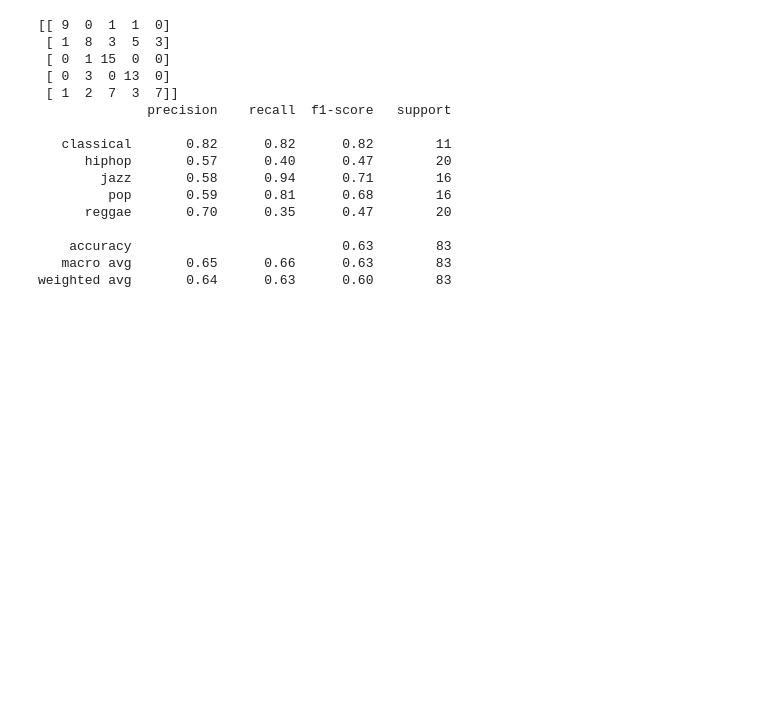
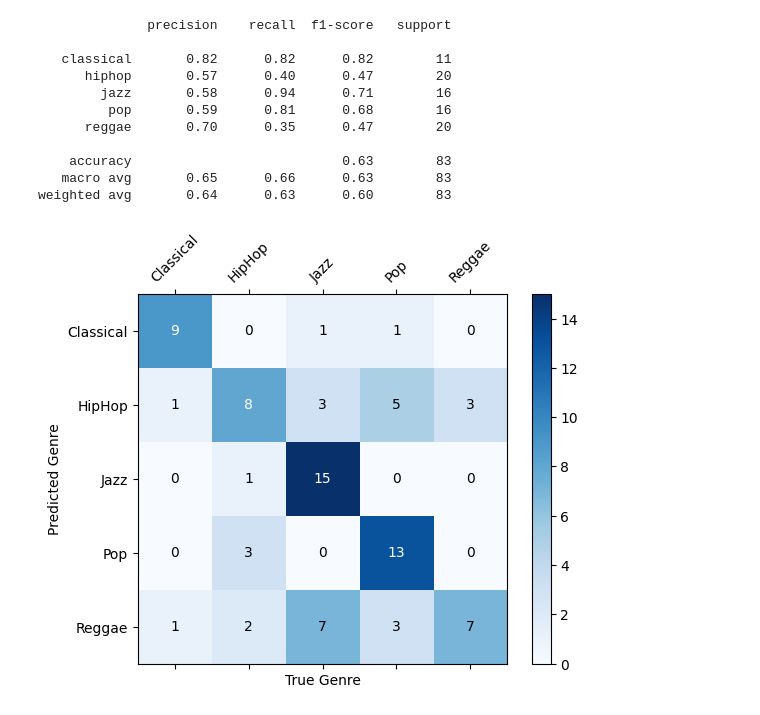
Before and after one commit to Andethy/AudioTechII-Final, a Jupyter notebook: final.ipynb, the cells around one changed output. Saved outputs shown, nothing was run; the diff lists cells and outputs as text; code cells hidden in the pictures; blank space fills up the shorter version.

```diff
--- a/final.ipynb
+++ b/final.ipynb
@@ -138,6 +139,39 @@ class Model:
 
     def get_report(self):
         return classification_report(self.split_data[3], self.res)
+# %%
+def get_heatmap(matrix):
+    #Visualize Confusion Matrix
+    confusion_matrix_data = matrix
+
+    # Genre labels
+    labels = ['Classical', 'HipHop', 'Jazz', 'Pop', 'Reggae']
+
+    # Create a figure and a set of subplots
+    fig, ax = plt.subplots()
+
+    # Create the heatmap
+    cax = ax.matshow(confusion_matrix_data, cmap=plt.cm.Blues)
+
+    # Add color bar
+    fig.colorbar(cax)
+
+    # Set the locations and labels of the ticks (small lines under axes)
+    ax.set_xticks(np.arange(len(labels)))
+    ax.set_xticklabels(labels, rotation=45)
+    ax.set_yticks(np.arange(len(labels)))
+    ax.set_yticklabels(labels)
+
+    # Set axis titles
+    ax.set_xlabel('True Genre')
+    ax.set_ylabel('Predicted Genre')
+
+    # Loop over the actual confusion matrix to get the values and format them into the heatmap.
+    for (i, j), val in np.ndenumerate(confusion_matrix_data):
+        ax.text(j, i, val, ha='center', va='center',
+            color='white' if val > np.max(confusion_matrix_data)/2 else 'black')
+
+    plt.show()
 # %%
 ### ONLY RUN THIS CELL TO EXTRACT FEATURES
 DATA = []
@@ -196,33 +227,30 @@ DATA = FileIO('data.json').get_data()
 # %%
 ### EXAMPLE MODEL
 
 
 
 # Change the list in this constructor to change the features analyzed (names must match JSON file)
 m1 = Model(DATA,
            [*(f'mfcc{n}' for n in range(10)),
             'contrast',
             'zcr']
            )
 
 # Add parameters to change model functionality
 m1.generate_model()
-print(m1.get_matrix())
+
 print(m1.get_report())
+get_heatmap(m1.get_matrix())
 # %% [output]
-[[ 9  0  1  1  0]
- [ 1  8  3  5  3]
- [ 0  1 15  0  0]
- [ 0  3  0 13  0]
- [ 1  2  7  3  7]]
               precision    recall  f1-score   support
 
    classical       0.82      0.82      0.82        11
       hiphop       0.57      0.40      0.47        20
         jazz       0.58      0.94      0.71        16
          pop       0.59      0.81      0.68        16
       reggae       0.70      0.35      0.47        20
 
     accuracy                           0.63        83
    macro avg       0.65      0.66      0.63        83
 weighted avg       0.64      0.63      0.60        83
+[figure, added]
```
Also changed, not shown: parts of 2 cells of this notebook, 1 other file.
